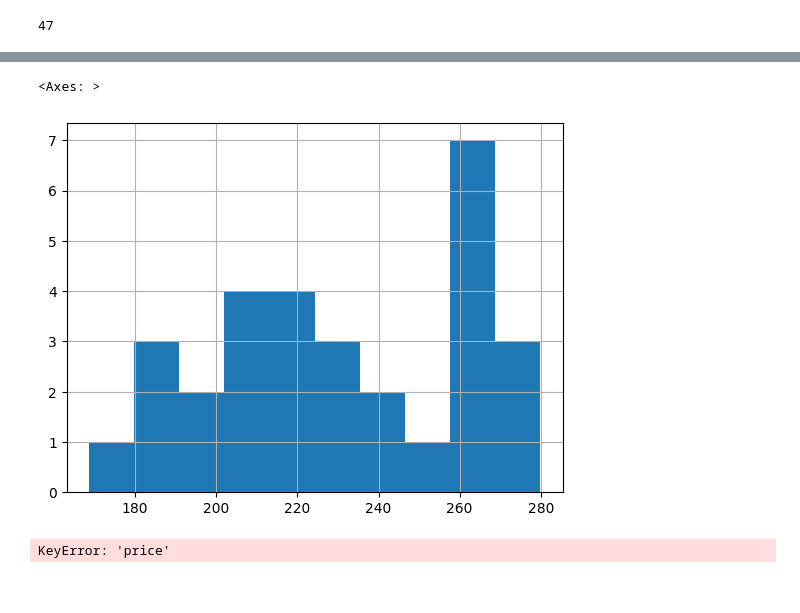
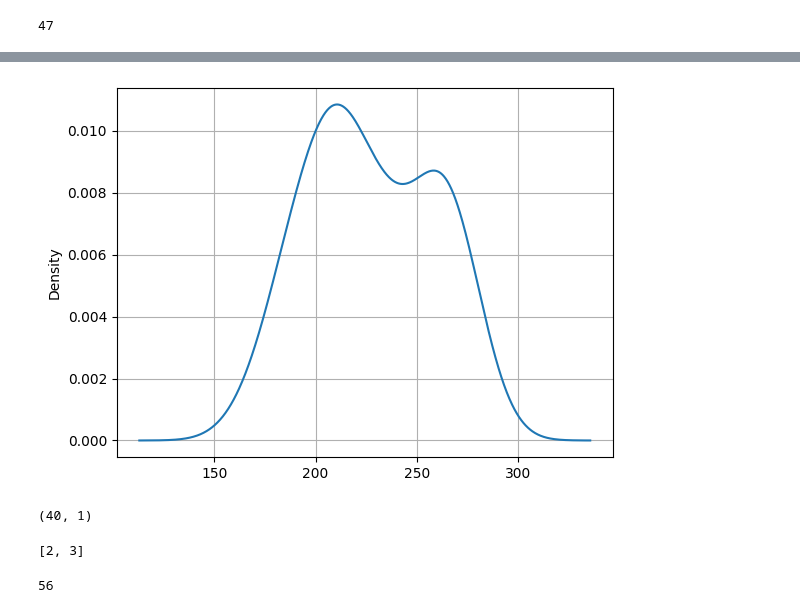
Before and after one commit to rajivsam/r2ds-blog, a Jupyter notebook: notebooks/R8_HMM.ipynb, the cells around one changed output, grey strips where cells are left out. Saved outputs shown, nothing was run; the diff lists cells and outputs as text; code cells hidden in the pictures.

```diff
--- a/notebooks/R8_HMM.ipynb
+++ b/notebooks/R8_HMM.ipynb
@@ -11,9 +11,12 @@ df = pd.read_csv(fp)
 select_r8 = (df.regime == "R-8")
 dfr8 = df[select_r8].copy().reset_index(drop=True)
 del df
+# %%
+LEARN_RNG = 40
 # %%
 dfr8.shape[0]
 # %% [output]
 47
 # %%
-dflearn = dfr8.iloc[:30, :]
+from matplotlib import pyplot as plt
+dflearn = dfr8.iloc[:LEARN_RNG, :].reset_index()
@@ -40,18 +23,5 @@ dfr8
-# %%
-dflearn["cents_per_lb"].hist()
-# %% [output]
-<Axes: >
-[figure, removed]
-# %%
-
-# maintain regime point count to mark the previous price for the first entry in each regime as na
-rpc = 0
-for ri, row in dflearn.iterrows():
-    if rpc == 0 :
-        rpc += 1
-        continue
-    else:
-        dflearn.loc[ri, "previous_price"] = dflearn.loc[ (ri -1), "price"]
-        rpc += 1
-# %% [output]
-KeyError: 'price'
+# %%
+dflearn["cents_per_lb"].plot.kde()
+plt.grid(True)
+# %% [output]
+[figure, added]
@@ -57,0 +35,4 @@ KeyError: 'price'
+# %%
+X.shape
+# %% [output]
+(40, 1)
@@ -57,0 +41,8 @@ KeyError: 'price'
+# %%
+comp_range
+# %% [output]
+[2, 3]
+# %%
+np.random.randint(500)
+# %% [output]
+56
```
Also changed, not shown: parts of 13 cells of this notebook, 21 other files.
